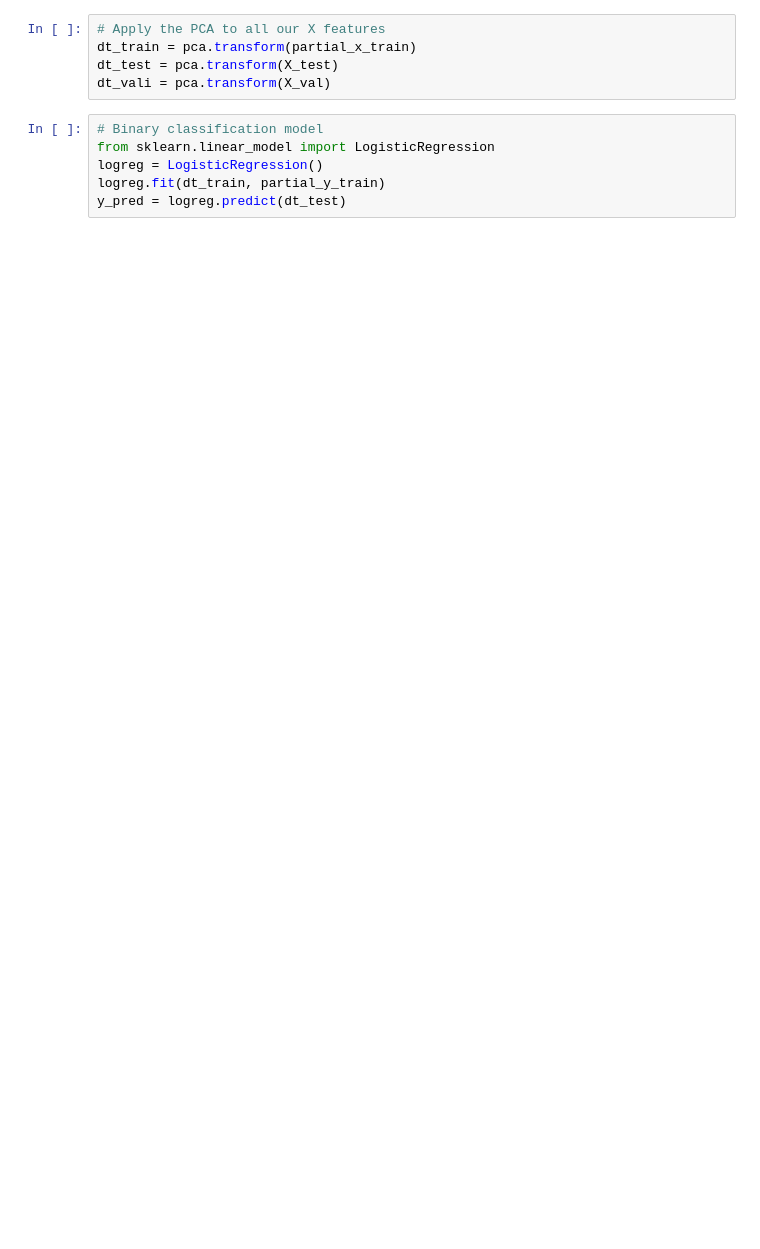
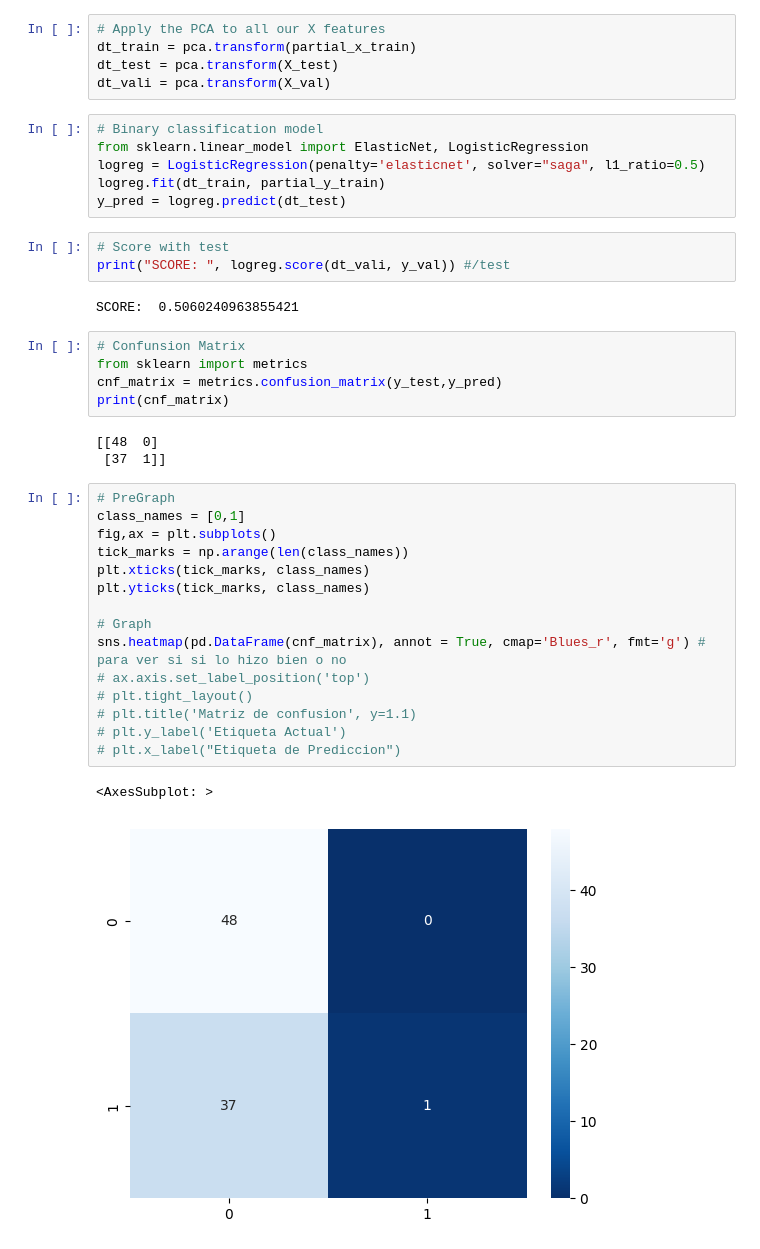
Before and after one commit to Lopera47/indianlakes_machinelearning, a Jupyter notebook: Binary_class.ipynb, the cells around one changed output. Cells and saved outputs as stored; diff of their text form; blank space fills up the shorter version.

Commit message:
logistic regression is done

```diff
--- a/Binary_class.ipynb
+++ b/Binary_class.ipynb
@@ -169,7 +169,38 @@ dt_test = pca.transform(X_test)
 dt_vali = pca.transform(X_val)
 # %%
 # Binary classification model
-from sklearn.linear_model import LogisticRegression
-logreg = LogisticRegression()
+from sklearn.linear_model import ElasticNet, LogisticRegression
+logreg = LogisticRegression(penalty='elasticnet', solver="saga", l1_ratio=0.5)
 logreg.fit(dt_train, partial_y_train)
 y_pred = logreg.predict(dt_test)
+# %%
+# Score with test
+print("SCORE: ", logreg.score(dt_vali, y_val)) #/test
+# %% [output]
+SCORE:  0.5060240963855421
+# %%
+# Confunsion Matrix
+from sklearn import metrics
+cnf_matrix = metrics.confusion_matrix(y_test,y_pred)
+print(cnf_matrix)
+# %% [output]
+[[48  0]
+ [37  1]]
+# %%
+# PreGraph
+class_names = [0,1]
+fig,ax = plt.subplots()
+tick_marks = np.arange(len(class_names))
+plt.xticks(tick_marks, class_names)
+plt.yticks(tick_marks, class_names)
+
+# Graph
+sns.heatmap(pd.DataFrame(cnf_matrix), annot = True, cmap='Blues_r', fmt='g') # para ver si si lo hizo bien o no
+# ax.axis.set_label_position('top')
+# plt.tight_layout()
+# plt.title('Matriz de confusion', y=1.1)
+# plt.y_label('Etiqueta Actual')
+# plt.x_label("Etiqueta de Prediccion")
+# %% [output]
+<AxesSubplot: >
+[figure, added]
```
Also changed, not shown: parts of 7 cells of this notebook.
